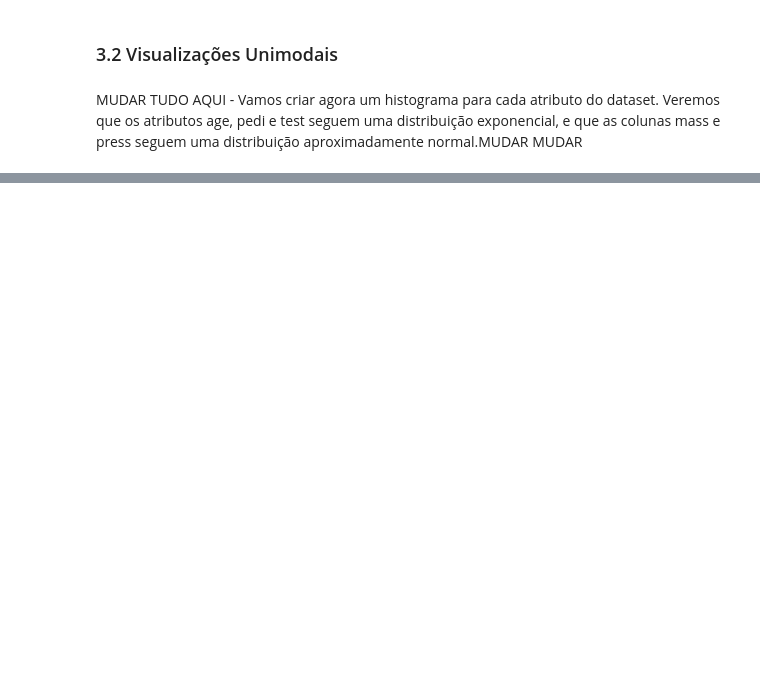
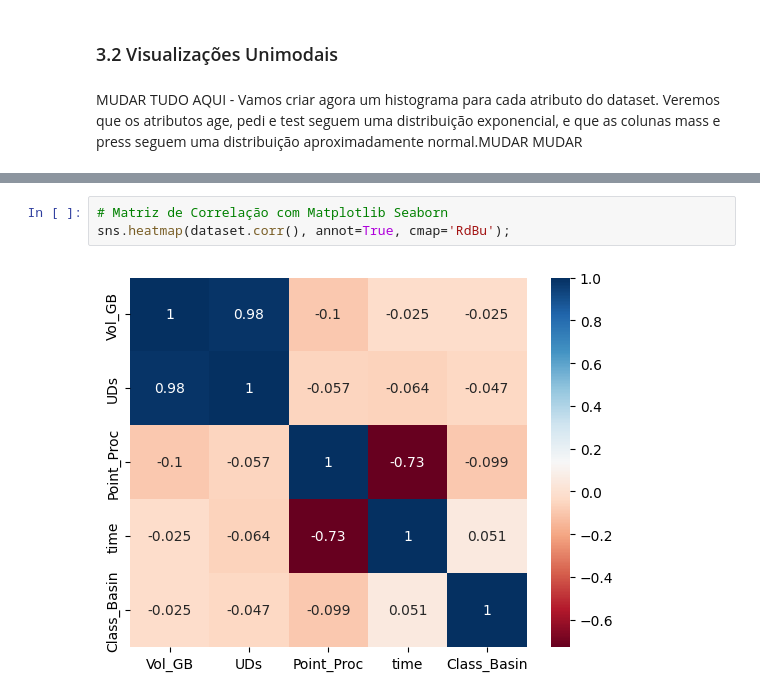
Before and after one commit to leoalexandre/MVP_ADBP, a Jupyter notebook: mvp_anp_seismic.ipynb, the cells around one changed output, grey strips where cells are left out. Saved outputs shown, nothing was run; the diff lists cells and outputs as text; blank space fills up the shorter version.

```diff
--- a/mvp_anp_seismic.ipynb
+++ b/mvp_anp_seismic.ipynb
@@ -203,0 +214,5 @@ plt.show()
+# %%
+# Matriz de Correlação com Matplotlib Seaborn
+sns.heatmap(dataset.corr(), annot=True, cmap='RdBu');
+# %% [output]
+[figure, added]
```
Also changed, not shown: parts of 6 cells of this notebook.
